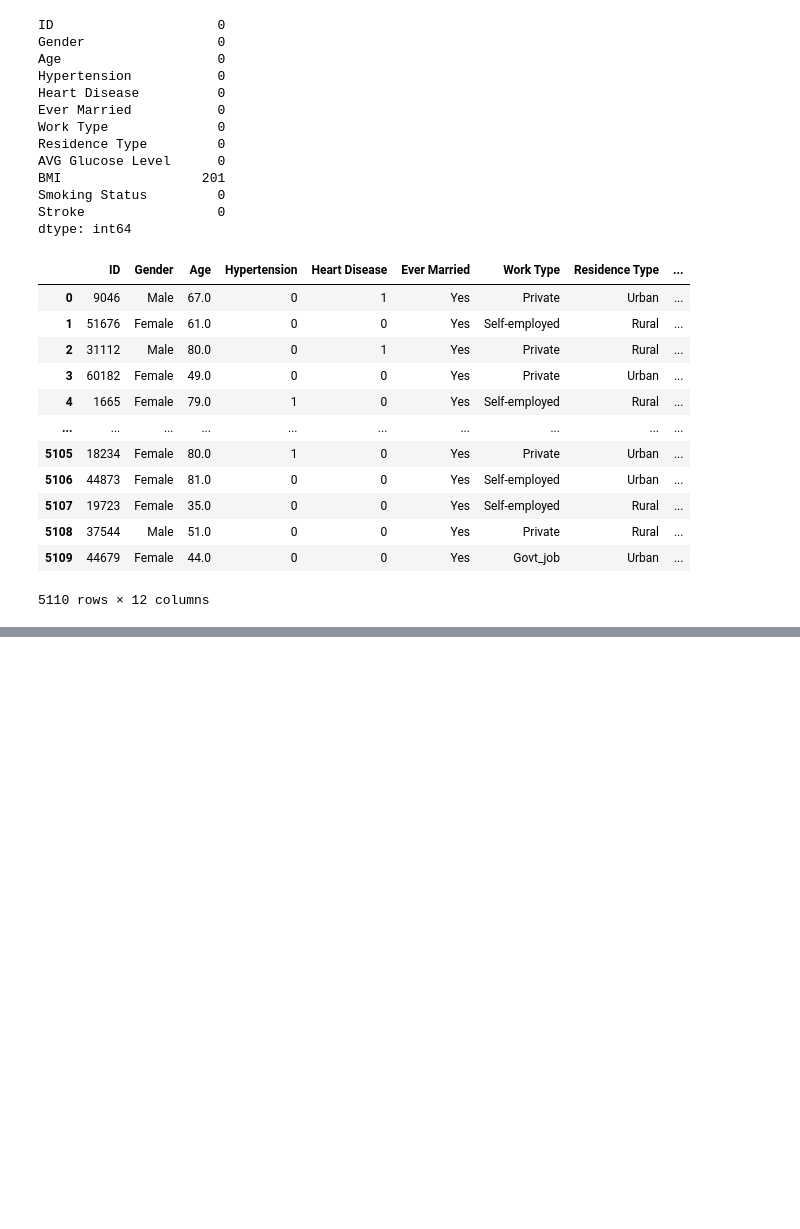
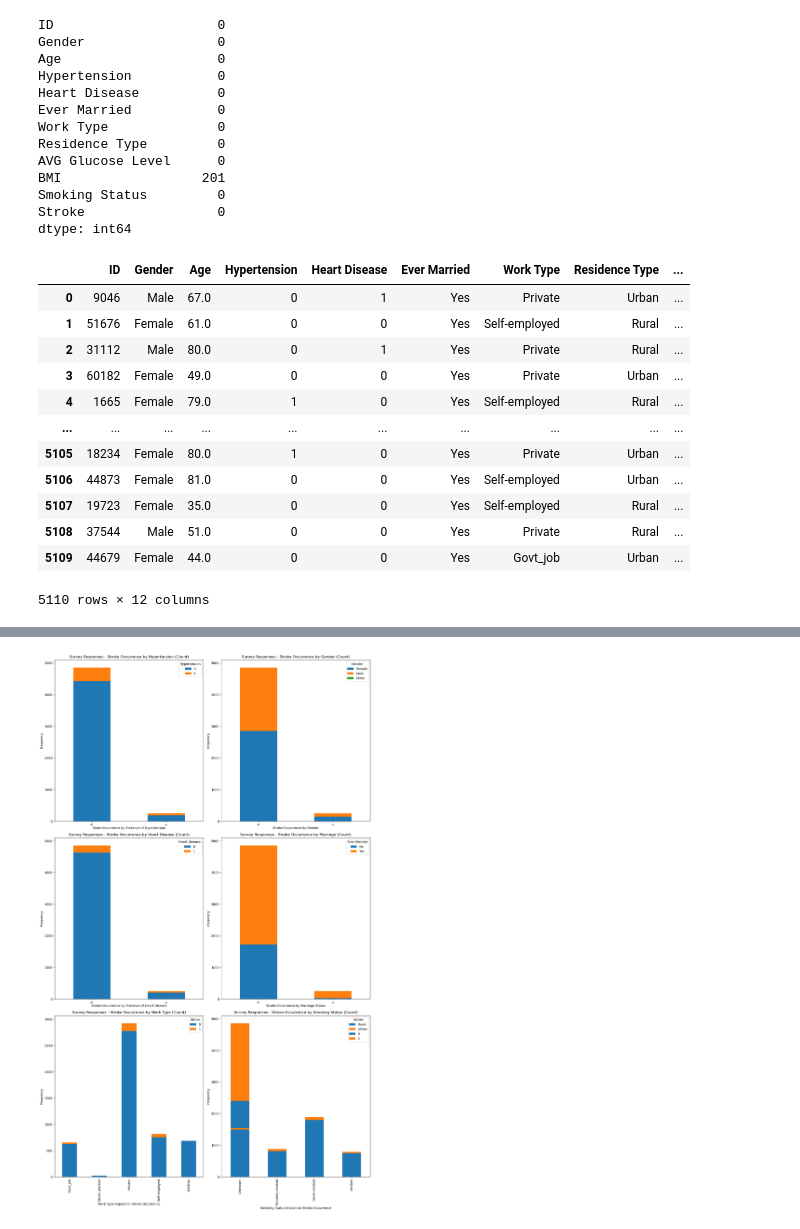
Before and after one commit to hassaanabbasi98/AAI500-Final-Project, a Jupyter notebook: FinalProject.ipynb, the cells around one changed output, grey strips where cells are left out. Saved outputs shown, nothing was run; the diff lists cells and outputs as text; code cells hidden in the pictures; blank space fills up the shorter version.

```diff
--- a/FinalProject.ipynb
+++ b/FinalProject.ipynb
@@ -86,0 +134,51 @@ stroke.fillna("not provided")
+# %%
+# using code from module 5 lab as a structure
+
+# Prepared data for visualization
+def percent_of_total(last_column):
+    percent_of_total = stroke.groupby(['stroke', last_column]).size().unstack()
+    for i in range(len(percent_of_total)):
+        percent_of_total.iloc[i,:] = percent_of_total.iloc[i,:]/sum(percent_of_total.iloc[i,:])
+    return percent_of_total
+
+
+# Visualize relationship between stroke and various variables
+fig, [[ax1, ax2], [ax3, ax4], [ax5, ax6]] = plt.subplots(3, 2, figsize=(15, 25))
+# Count for stroke and hypertension
+stroke.groupby(['Stroke', 'Hypertension']).size().unstack().plot(ax=ax1, kind='bar', stacked=True, xlabel='Stoke Occurrence by Presence of Hypertension',
+                                                                  ylabel='Frequency', title='Survey Responses - Stroke Occurrence by Hypertension (Count)')
+
+# Count for gender and stroke
+stroke.groupby(['Stroke', 'Gender']).size().unstack().plot(ax=ax2, kind='bar', stacked=True, xlabel='Stroke Occurrence by Gender',
+                                                                ylabel='Frequency', title='Survey Responses - Stroke Occurrence by Gender (Count)')
+
+# Count for heart disease and stroke
+stroke.groupby(['Stroke', 'Heart Disease']).size().unstack().plot(ax=ax3, kind='bar', stacked=True, xlabel='Stroke Occurrence by Presence of Heart Disease',
+                                                                ylabel='Frequency', title='Survey Responses - Stroke Occurrence by Heart Disease (Count)')
+
+# Count for marriage and stroke
+stroke.groupby(['Stroke', 'Ever Married']).size().unstack().plot(ax=ax4, kind='bar', stacked=True, xlabel='Stroke Occurrence by Marriage Status',
+                                                                ylabel='Frequency', title='Survey Responses - Stroke Occurrence by Marriage (Count)')
+
+
+# Count for work type and stroke
+stroke.groupby(['Work Type', 'Stroke']).size().unstack().plot(ax=ax5, kind='bar', stacked=True, xlabel='Work Type Impact on Stroke Occurrence',
+                                                                ylabel='Frequency', title='Survey Responses - Stroke Occurrence by Work Type (Count)')
+
+# Count for residence type and stroke
+stroke.groupby(['Stroke', 'Residence Type']).size().unstack().plot(ax=ax6, kind='bar', stacked=True, xlabel='Stroke Occurrence by Residence Type',
+                                                                ylabel='Frequency', title='Survey Responses - Stroke Occurrence by Residence Type (Count)')
+
+# Count for smoking status and stroke
+stroke.groupby(['Smoking Status', 'Stroke']).size().unstack().plot(ax=ax6, kind='bar', stacked=True, xlabel='Smoking Status Impact on Stroke Occurrence',
+                                                                ylabel='Frequency', title='Survey Responses - Stroke Occurrence by Smoking Status (Count)')
+
+
+
+
+
+
+fig.tight_layout()
+plt.show()
+# %% [output]
+[figure, added]
```
Also changed, not shown: parts of 17 cells of this notebook.
